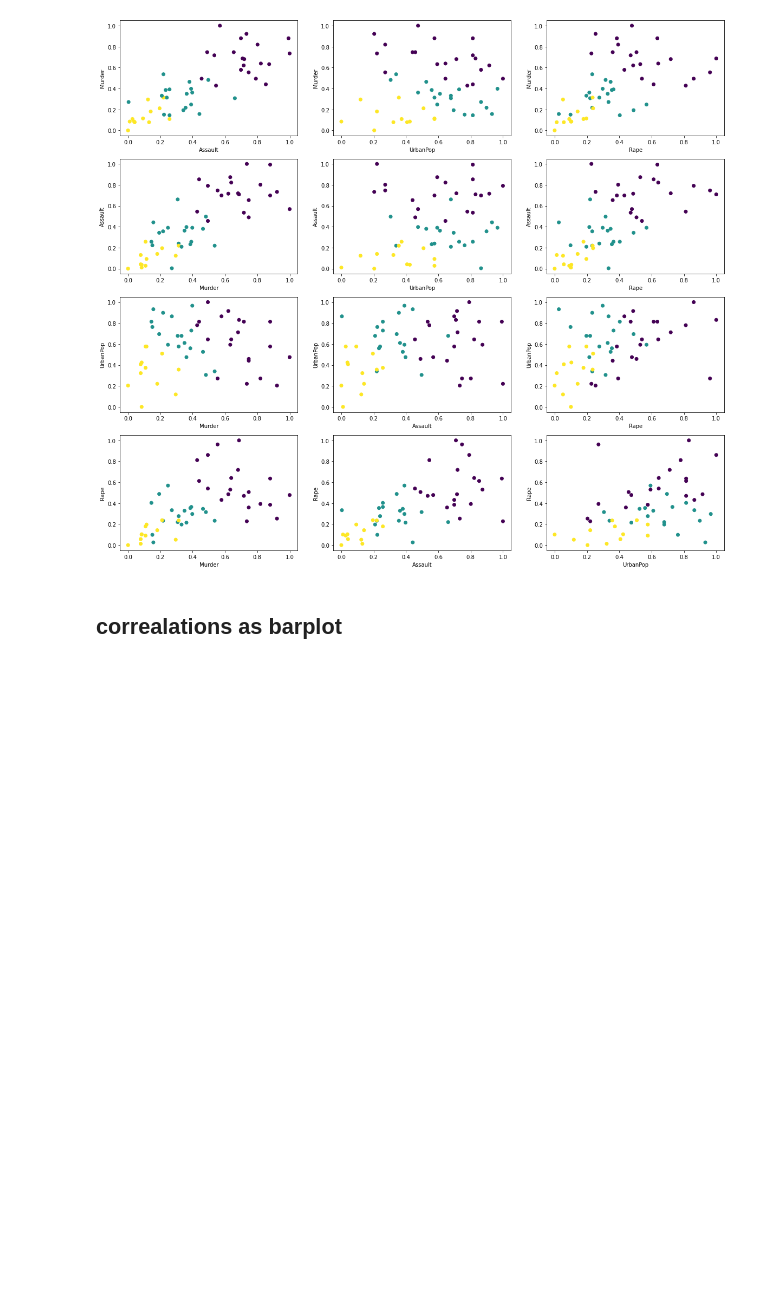
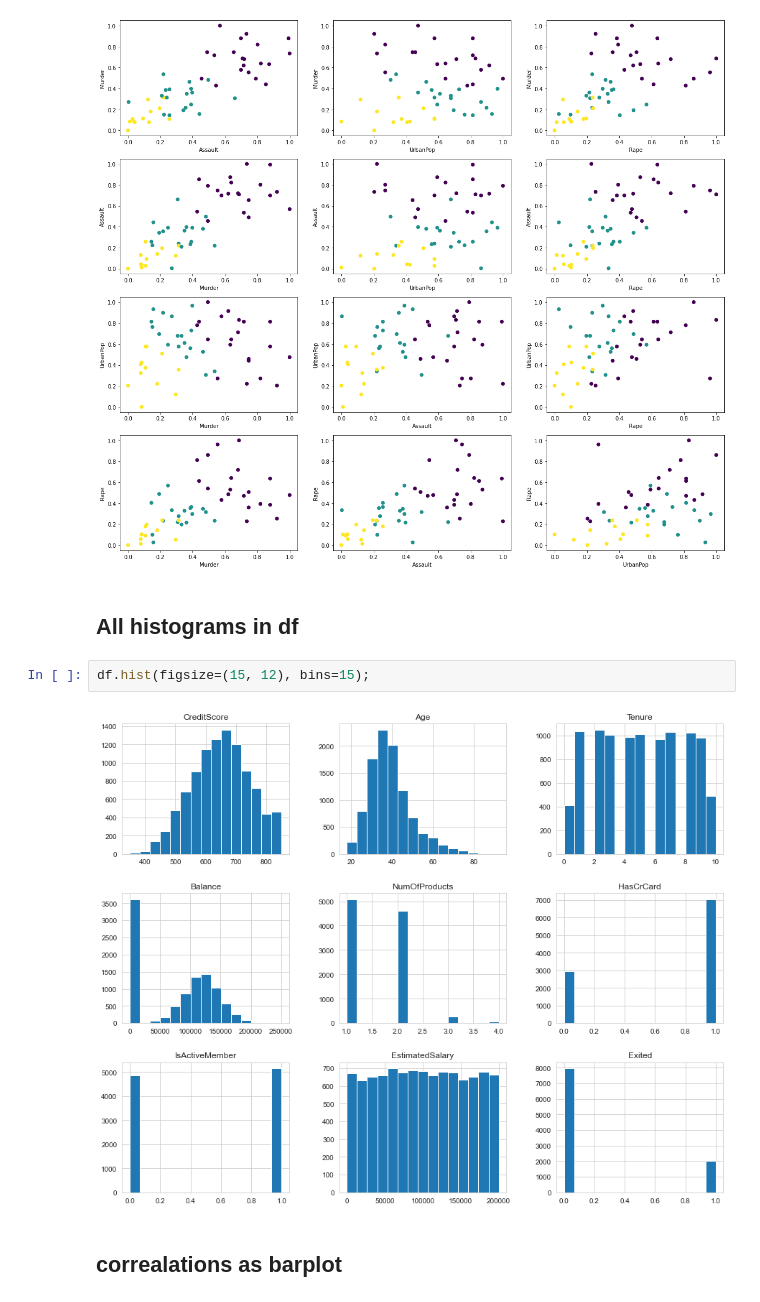
Before and after one commit to harun1yuksel/working, a Jupyter notebook: usefull_codes/usefull_functions.ipynb, the cells around one changed output. Saved outputs shown, nothing was run; the diff lists cells and outputs as text; blank space fills up the shorter version.

```diff
--- a/usefull_codes/usefull_functions.ipynb
+++ b/usefull_codes/usefull_functions.ipynb
@@ -128,6 +128,12 @@ for i in df:
 # Hangi featureların nasıl ayrıştığını görüyoruz
 # %% [output]
 [figure]
+# %% [markdown]
+## All histograms in df
+# %%
+df.hist(figsize=(15, 12), bins=15);
+# %% [output]
+[figure, added]
 # %% [markdown]
 ## correalations as barplot
 # %%
```
Also changed, not shown: parts of 8 cells of this notebook, 2 other files.
